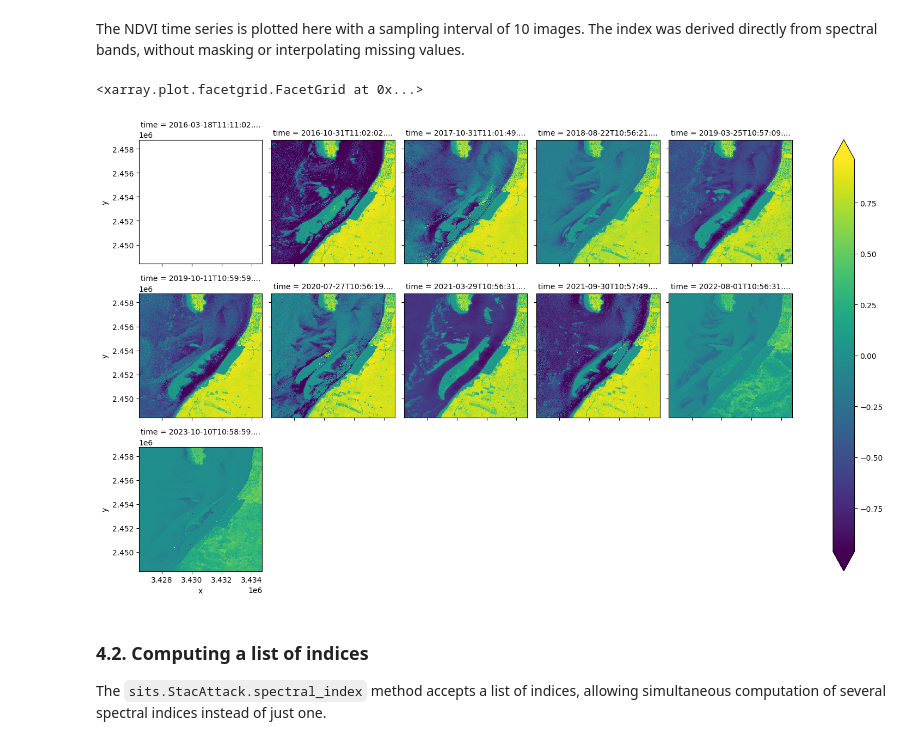
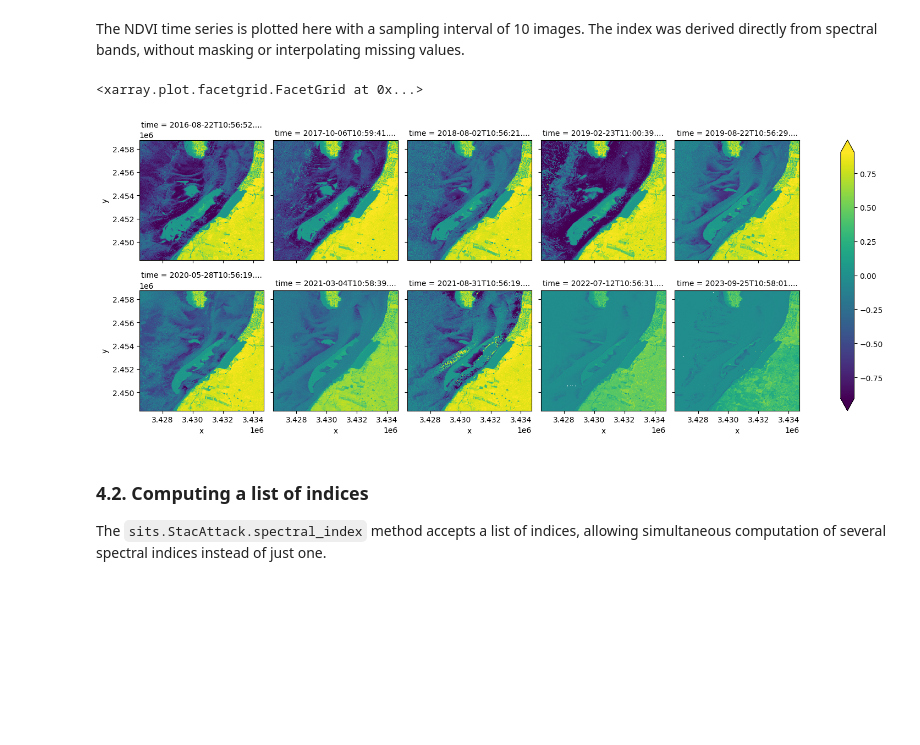
Before and after one commit to kenoz/SITS_utils, a Jupyter notebook: docs/source/tutorials/colab_sits_ex03.ipynb, the cells around one changed output. Saved outputs shown, nothing was run; the diff lists cells and outputs as text; code cells hidden in the pictures; blank space fills up the shorter version.

```diff
--- a/docs/source/tutorials/colab_sits_ex03.ipynb
+++ b/docs/source/tutorials/colab_sits_ex03.ipynb
@@ -316,10 +327,10 @@ Attributes: (0)
 # %% [markdown]
 The NDVI time series is plotted here with a sampling interval of 10 images. The index was derived directly from spectral bands, without masking or interpolating missing values.
 # %%
-ts_S2.indices[::10].plot.imshow(col_wrap=5, col="time", cmap='viridis', robust=True, size=3)
+ts_S2.indices[8::10].plot.imshow(col_wrap=5, col="time", cmap='viridis', robust=True, size=3)
 # %% [output]
 <xarray.plot.facetgrid.FacetGrid at 0x...>
-[figure, old version]
+[figure, new version]
 # %% [markdown]
 ### 4.2. Computing a list of indices
 
```
Also changed, not shown: parts of 6 cells of this notebook.
